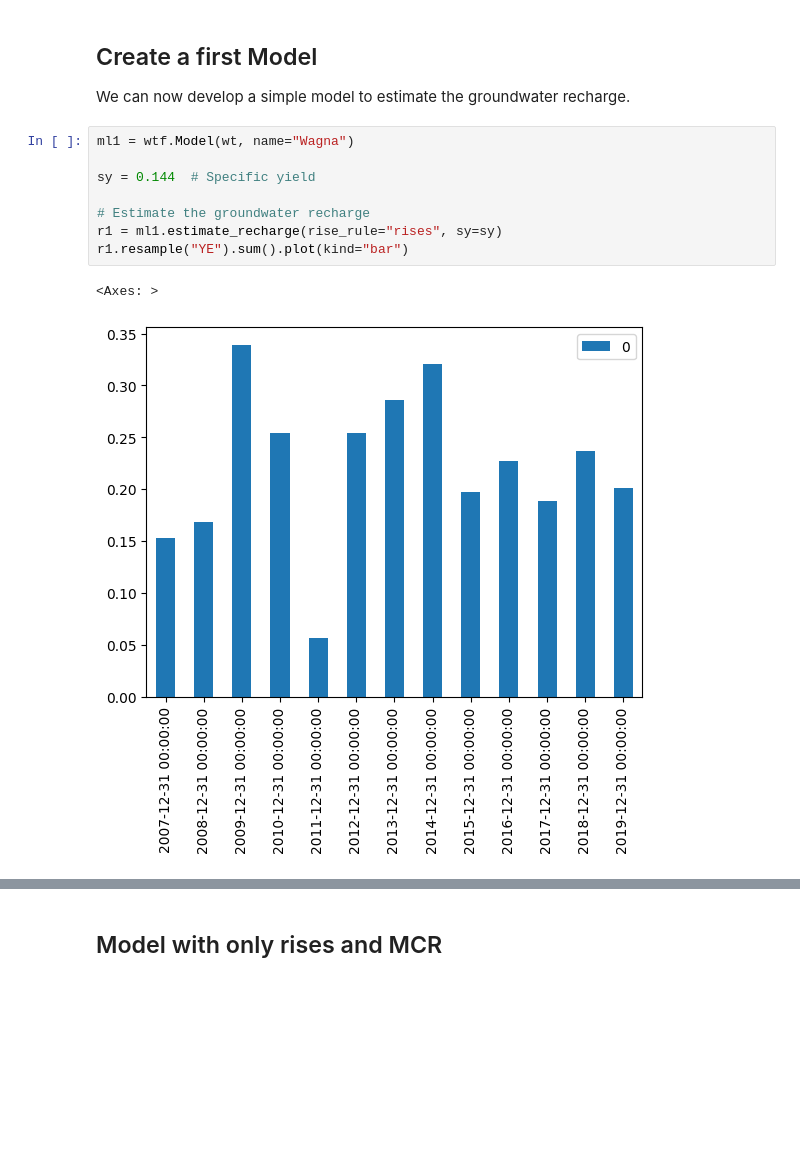
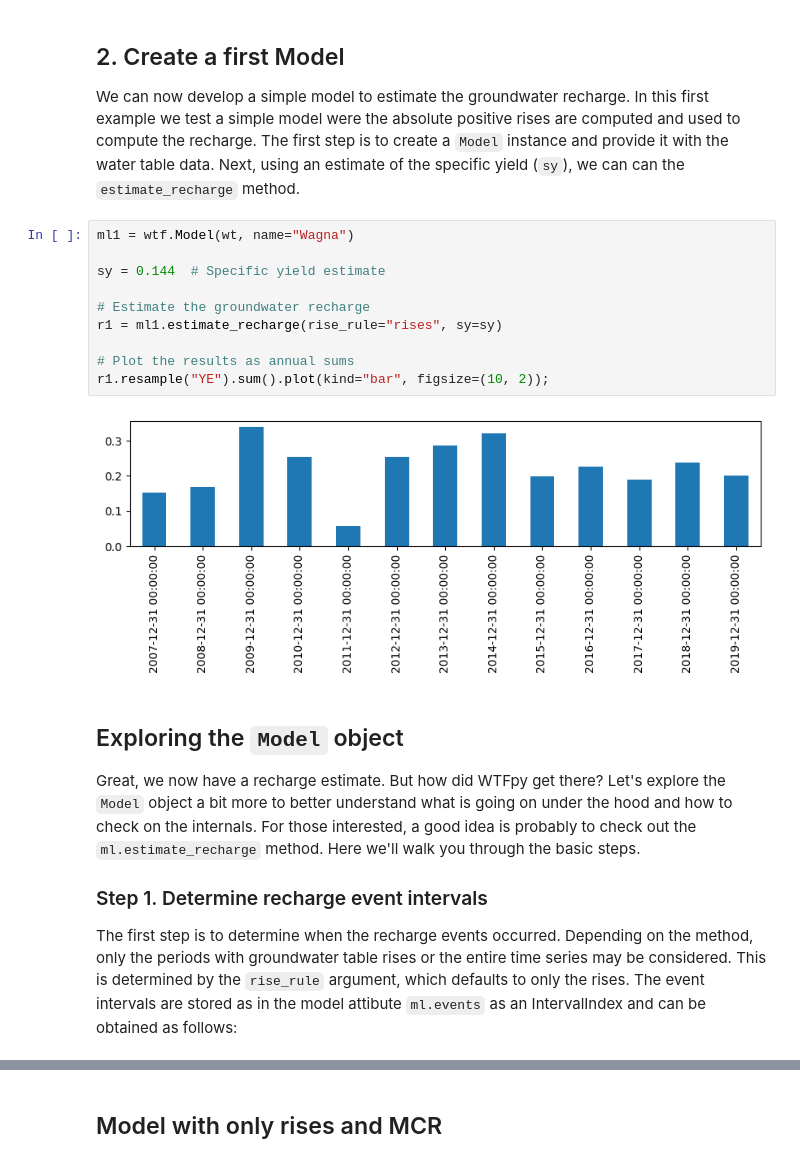
Before and after one commit to raoulcollenteur/gwtf, a Jupyter notebook: examples/example_01.ipynb, the cells around one changed output, grey strips where cells are left out. Saved outputs shown, nothing was run; the diff lists cells and outputs as text; blank space fills up the shorter version.

```diff
--- a/examples/example_01.ipynb
+++ b/examples/example_01.ipynb
@@ -49,16 +47,25 @@ wt.plot(marker=".", linestyle=" ", color="k", figsize=(10, 2.5))
 [figure]
 # %% [markdown]
-## Create a first Model
+## 2. Create a first Model
 
-We can now develop a simple model to estimate the groundwater recharge.
+We can now develop a simple model to estimate the groundwater recharge. In this first example we test a simple model were the absolute positive rises are computed and used to compute the recharge. The first step is to create a `Model` instance and provide it with the water table data. Next, using an estimate of the specific yield (`sy`), we can can the `estimate_recharge` method.
 # %%
 ml1 = wtf.Model(wt, name="Wagna")
 
-sy = 0.144  # Specific yield
+sy = 0.144  # Specific yield estimate
 
 # Estimate the groundwater recharge
 r1 = ml1.estimate_recharge(rise_rule="rises", sy=sy)
-r1.resample("YE").sum().plot(kind="bar")
+
+# Plot the results as annual sums
+r1.resample("YE").sum().plot(kind="bar", figsize=(10, 2));
 # %% [output]
-<Axes: >
-[figure, old version]
+[figure, new version]
+# %% [markdown]
+## Exploring the `Model` object
+
+Great, we now have a recharge estimate. But how did WTFpy get there? Let's explore the `Model` object a bit more to better understand what is going on under the hood and how to check on the internals. For those interested, a good idea is probably to check out the `ml.estimate_recharge` method. Here we'll walk you through the basic steps.
+
+### Step 1. Determine recharge event intervals
+
+The first step is to determine when the recharge events occurred. Depending on the method, only the periods with groundwater table rises or the entire time series may be considered. This is determined by the `rise_rule` argument, which defaults to only the rises. The event intervals are stored as in the model attibute `ml.events` as an IntervalIndex and can be obtained as follows:
```
Also changed, not shown: parts of 13 cells of this notebook.
